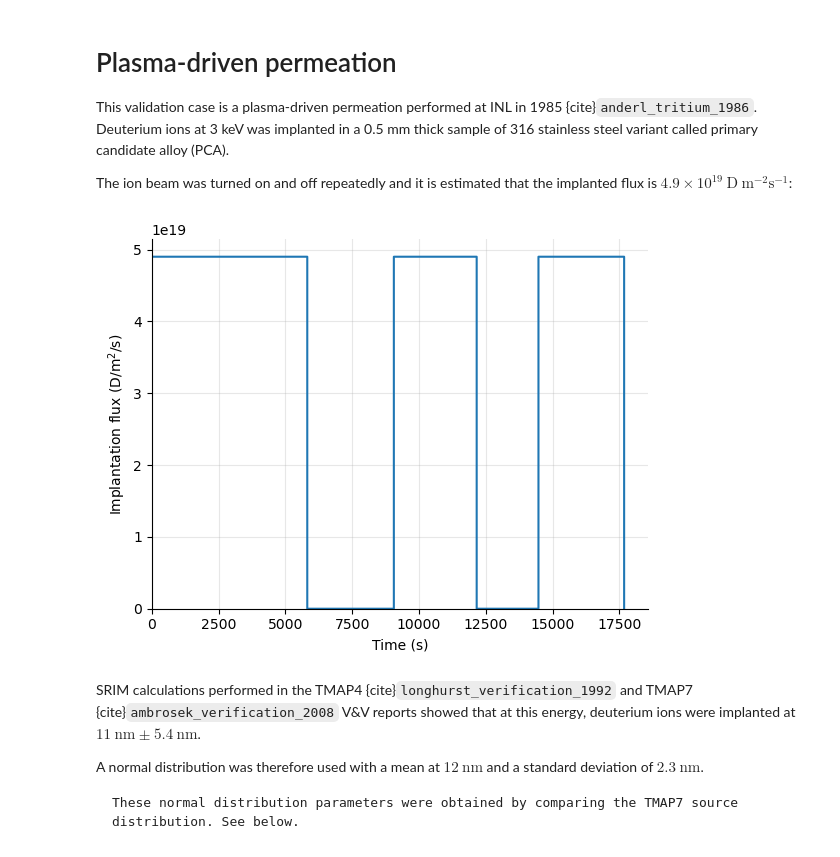
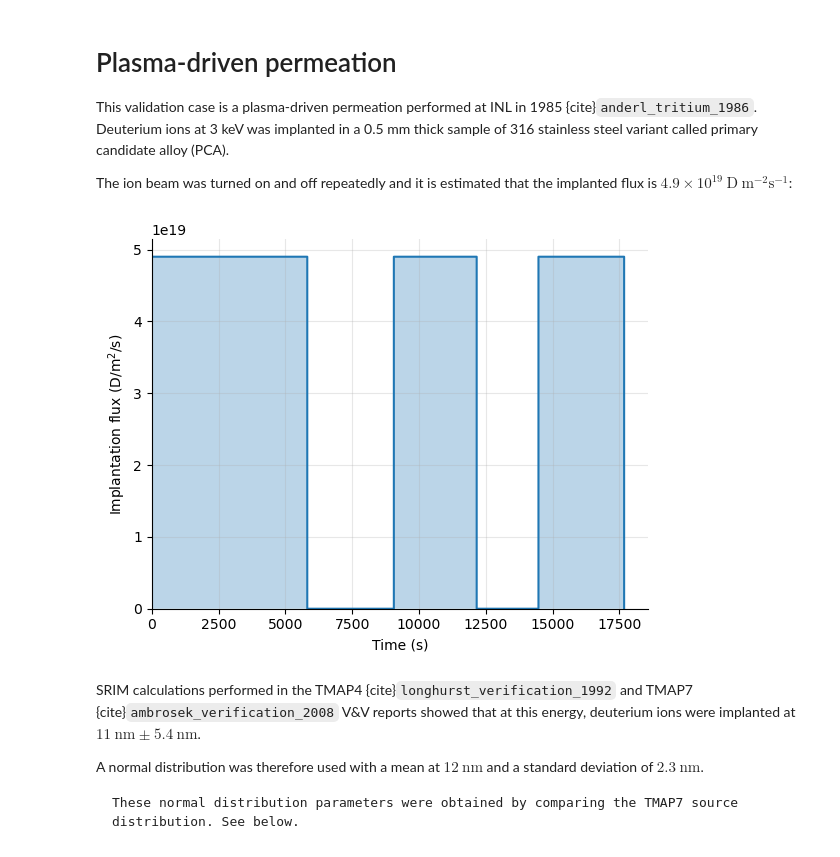
Before and after one commit to festim-dev/V-V-report, a Jupyter notebook: report/plasma-driven-permeation.ipynb, the cells around one changed output. Saved outputs shown, nothing was run; the diff lists cells and outputs as text; code cells hidden in the pictures.

Commit message:
better plots

```diff
--- a/report/plasma-driven-permeation.ipynb
+++ b/report/plasma-driven-permeation.ipynb
@@ -8,19 +8,20 @@ The ion beam was turned on and off repeatedly and it is estimated that the impla
 # %%
 import matplotlib.pyplot as plt
 
 time = [0.0, 5820.0, 5820.1, 9060.0, 9060.1, 12160.0, 12160.1, 14472.0, 14472.1, 17678.0, 17678.1, 1.0e10]  # taken from the TMAP7 report
 flux = [4.9e19, 4.9e19, 0.0, 0.0, 4.9e19, 4.9e19, 0.0, 0.0, 4.9e19, 4.9e19, 0.0, 0.0]
 
 plt.plot(time[:-1], flux[:-1])
 plt.xlabel('Time (s)')
 plt.ylabel('Implantation flux (D/m$^2$/s)')
 plt.ylim(bottom=0)
 plt.xlim(left=0)
+plt.fill_between(time[:-1], flux[:-1], alpha=0.3)
 plt.gca().spines[['top', 'right']].set_visible(False)
 plt.grid(alpha=0.3)
 plt.show()
 # %% [output]
-[figure, old version]
+[figure, new version]
 # %% [markdown]
 SRIM calculations performed in the TMAP4 {cite}`longhurst_verification_1992` and TMAP7 {cite}`ambrosek_verification_2008` V&V reports showed that at this energy, deuterium ions were implanted at $11 \ \mathrm{nm} \pm 5.4 \ \mathrm{nm}$.
 
```
Also changed, not shown: parts of 3 cells of this notebook.
